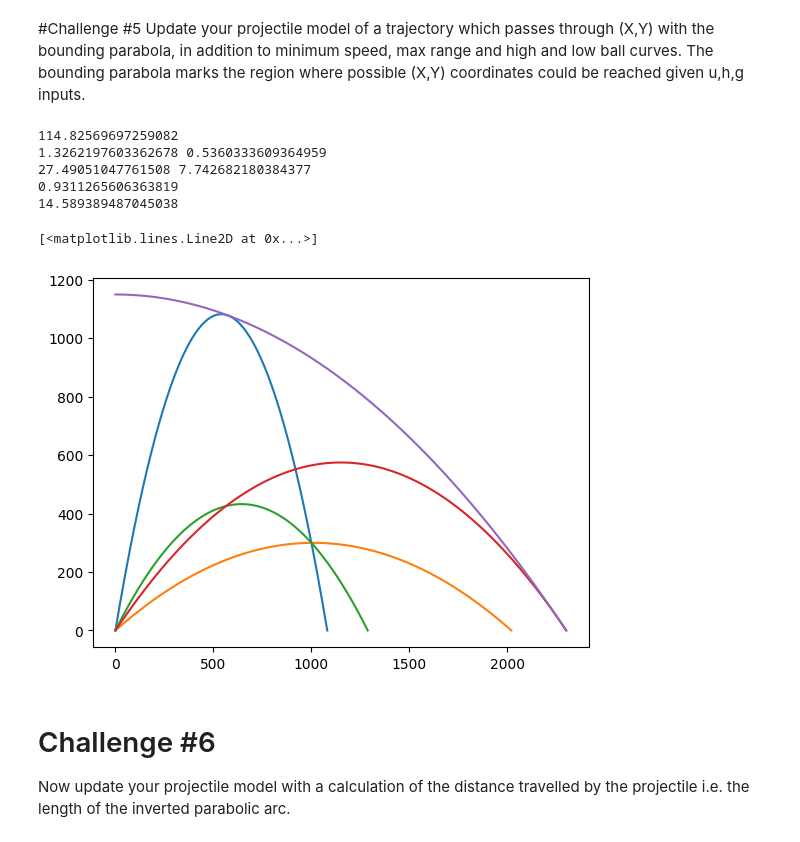
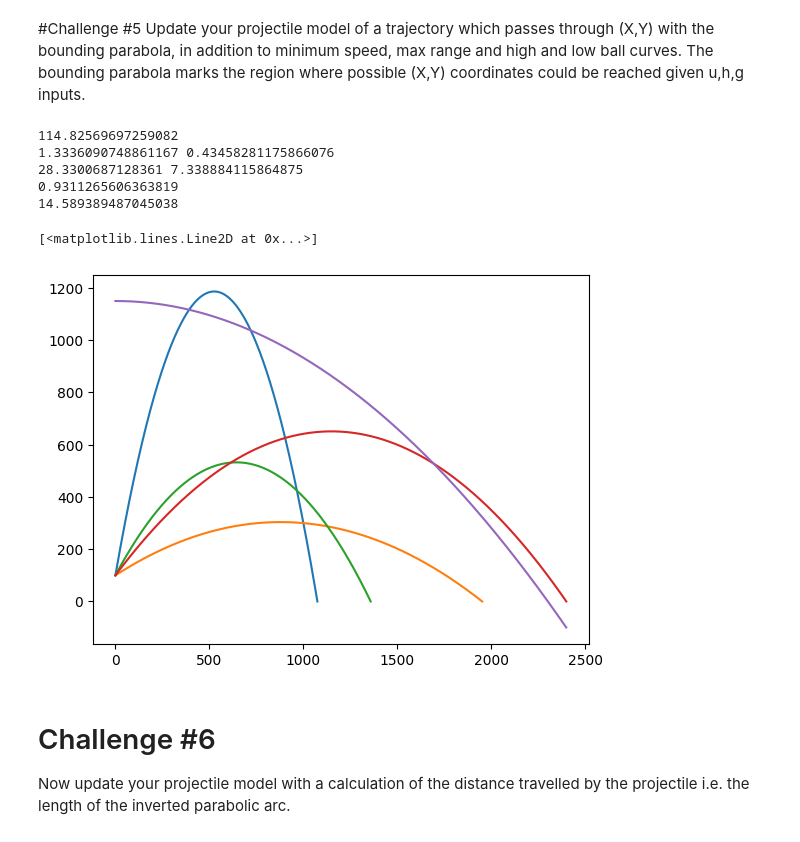
Before and after one commit to churro-dev/BPhO-Computational, a Jupyter notebook: pages/BPHO_Computational.ipynb, the cells around one changed output. Saved outputs shown, nothing was run; the diff lists cells and outputs as text; code cells hidden in the pictures.

```diff
--- a/pages/BPHO_Computational.ipynb
+++ b/pages/BPHO_Computational.ipynb
@@ -318,7 +318,7 @@ GRAVITATIONAL_FIELD_STRENGTH = 9.81 # Newtons per kilogram of mass
 
 LAUNCH_SPEED = 1.3063*115 # m/s
 
-LAUNCH_HEIGHT = 0 # m
+LAUNCH_HEIGHT = 100 # m
 
 # calculations
 
@@ -382,36 +382,36 @@ slow_ball_trajectory = basic_trajectory_model(GRAVITATIONAL_FIELD_STRENGTH, min_
 
 def bounding_parabola(x, u, g):
     l = (u**2)/(2*g)
     r = (g * x ** 2)/(2*u*u)
     return l - r
 
 bounding_x = []
 bounding_y = []
 
 x = 0
 
 while x <= max_range:
     bounding_x.append(x)
     bounding_y.append(bounding_parabola(x, LAUNCH_SPEED, GRAVITATIONAL_FIELD_STRENGTH))
     x += 1
 
 # plot
 
 fig = plt.figure()
 
 plt.plot(high_ball_trajectory[0], high_ball_trajectory[1])
 plt.plot(low_ball_trajectory[0], low_ball_trajectory[1])
 plt.plot(slow_ball_trajectory[0], slow_ball_trajectory[1])
 plt.plot(trajectory_max[0], trajectory_max[1])
 plt.plot(bounding_x, bounding_y)
 # %% [output]
 114.82569697259082
-1.3262197603362678 0.5360333609364959
-27.49051047761508 7.742682180384377
+1.3336090748861167 0.43458281175866076
+28.3300687128361 7.338884115864875
 0.9311265606363819
 14.589389487045038
 [<matplotlib.lines.Line2D at 0x...>]
-[figure, old version]
+[figure, new version]
 # %% [markdown]
 # Challenge #6
 Now update your projectile model with a calculation of the distance travelled
```
Also changed, not shown: 8 other files.
